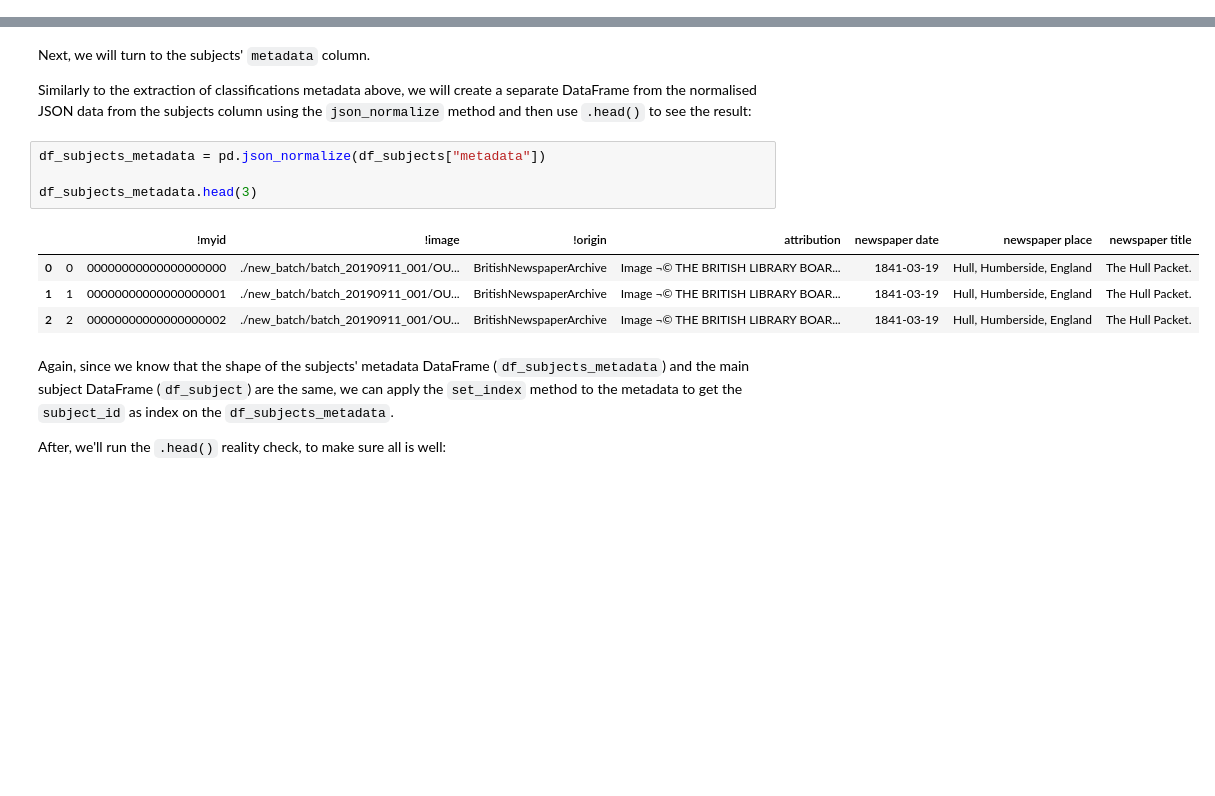
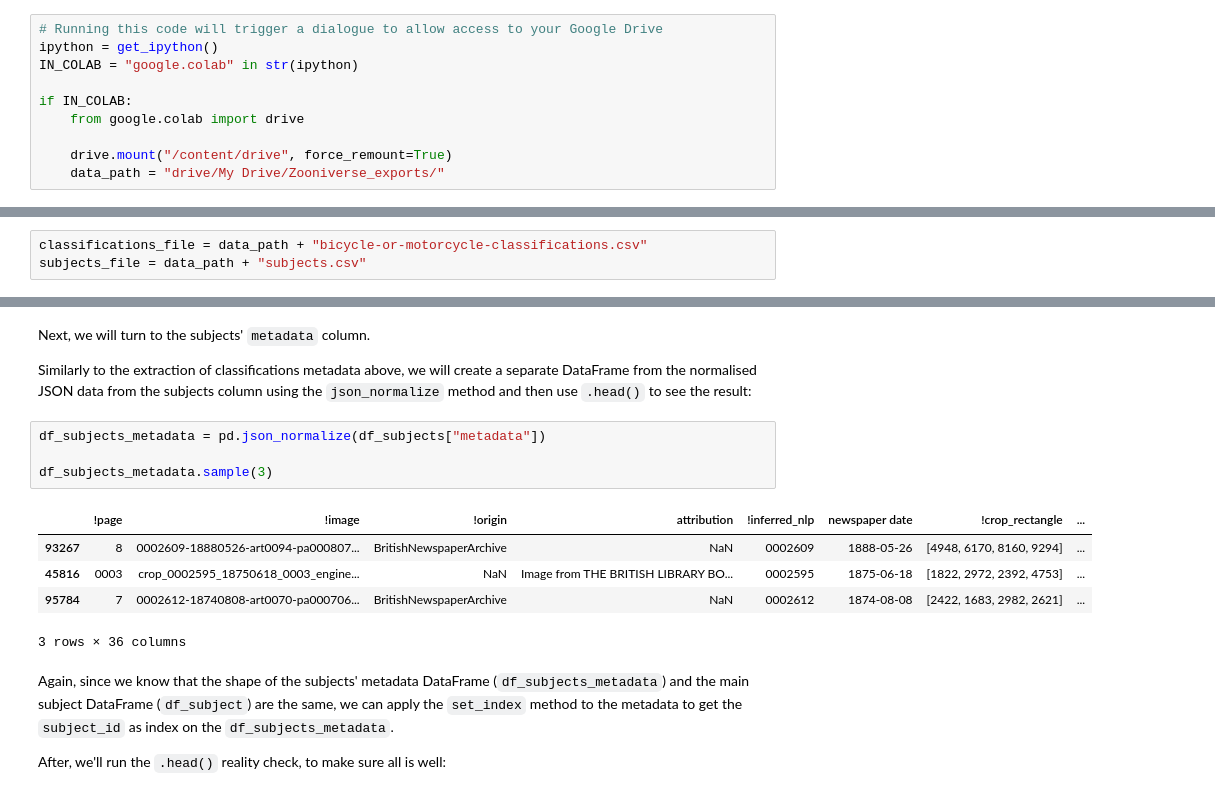
Before and after one commit to Living-with-machines/zooniverse-analysis-workshop, a Jupyter notebook: process-zooniverse-data-for-deposit.ipynb, the cells around one changed output, grey strips where cells are left out. Drawn from its saved outputs; the diff is of its cells as text; blank space fills up the shorter version.

```diff
--- a/process-zooniverse-data-for-deposit.ipynb
+++ b/process-zooniverse-data-for-deposit.ipynb
@@ -70,0 +72,10 @@ subjects_file = "./sample_data/test_subjects.csv"
+# %%
+# Running this code will trigger a dialogue to allow access to your Google Drive
+ipython = get_ipython()
+IN_COLAB = "google.colab" in str(ipython)
+
+if IN_COLAB:
+    from google.colab import drive
+
+    drive.mount("/content/drive", force_remount=True)
+    data_path = "drive/My Drive/Zooniverse_exports/"
@@ -71,3 +84,6 @@ subjects_file = "./sample_data/test_subjects.csv"
+# %%
+classifications_file = data_path + "bicycle-or-motorcycle-classifications.csv"
+subjects_file = data_path + "subjects.csv"
 # %% [markdown]
 ---
 # %% [markdown]
@@ -291,12 +320,13 @@ Similarly to the extraction of classifications metadata above, we will create a
 # %%
 df_subjects_metadata = pd.json_normalize(df_subjects["metadata"])
 
-df_subjects_metadata.head(3)
+df_subjects_metadata.sample(3)
 # %% [output]
-|  |  | !myid | !image | !origin | attribution | newspaper date | newspaper place | newspaper title |
-| 0 | 0 | 00000000000000000000 | ./new_batch/batch_20190911_001/OU... | BritishNewspaperArchive | Image ¬© THE BRITISH LIBRARY BOAR... | 1841-03-19 | Hull, Humberside, England | The Hull Packet. |
-| 1 | 1 | 00000000000000000001 | ./new_batch/batch_20190911_001/OU... | BritishNewspaperArchive | Image ¬© THE BRITISH LIBRARY BOAR... | 1841-03-19 | Hull, Humberside, England | The Hull Packet. |
-| 2 | 2 | 00000000000000000002 | ./new_batch/batch_20190911_001/OU... | BritishNewspaperArchive | Image ¬© THE BRITISH LIBRARY BOAR... | 1841-03-19 | Hull, Humberside, England | The Hull Packet. |
+|  | !page | !image | !origin | attribution | !inferred_nlp | newspaper date | !crop_rectangle | ... |
+| 93267 | 8 | 0002609-18880526-art0094-pa000807... | BritishNewspaperArchive | NaN | 0002609 | 1888-05-26 | [4948, 6170, 8160, 9294] | ... |
+| 45816 | 0003 | crop_0002595_18750618_0003_engine... | NaN | Image from THE BRITISH LIBRARY BO... | 0002595 | 1875-06-18 | [1822, 2972, 2392, 4753] | ... |
+| 95784 | 7 | 0002612-18740808-art0070-pa000706... | BritishNewspaperArchive | NaN | 0002612 | 1874-08-08 | [2422, 1683, 2982, 2621] | ... |
+3 rows × 36 columns
 # %% [markdown]
 Again, since we know that the shape of the subjects' metadata DataFrame (`df_subjects_metadata`) and the main subject DataFrame (`df_subject`) are the same, we can apply the `set_index` method to the metadata to get the `subject_id` as index on the `df_subjects_metadata`.
 
```
Also changed, not shown: parts of 28 cells of this notebook.
